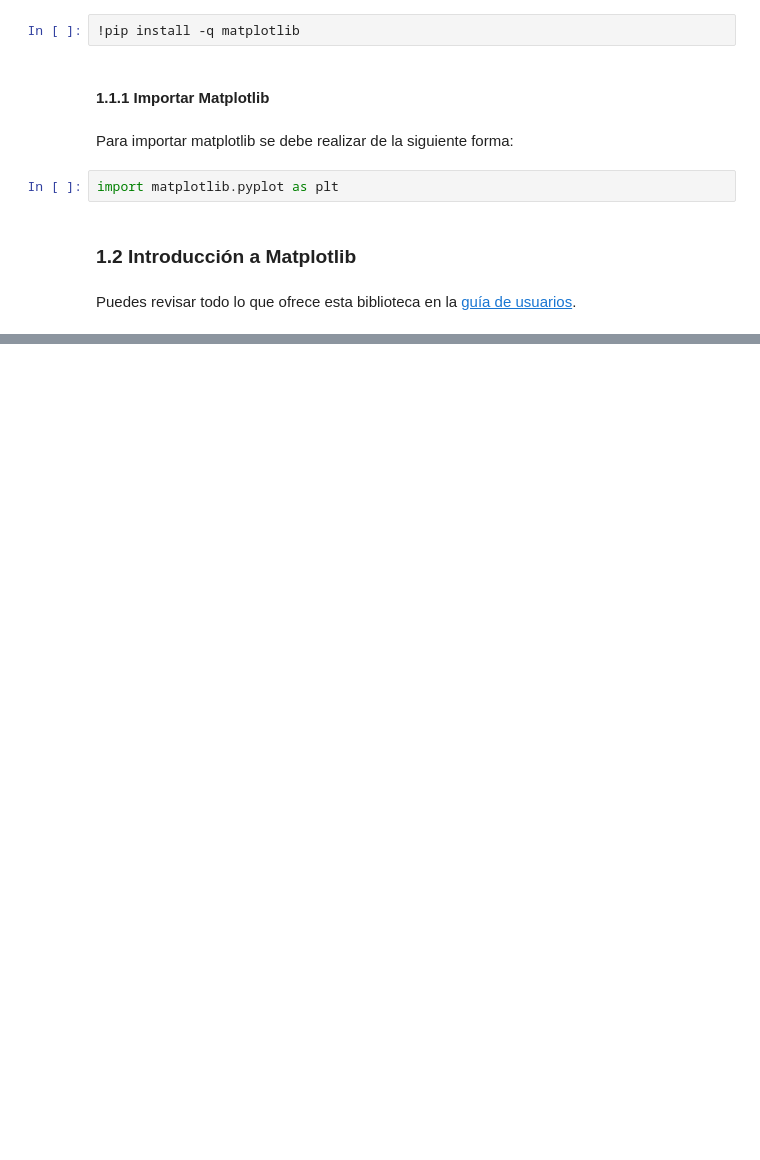
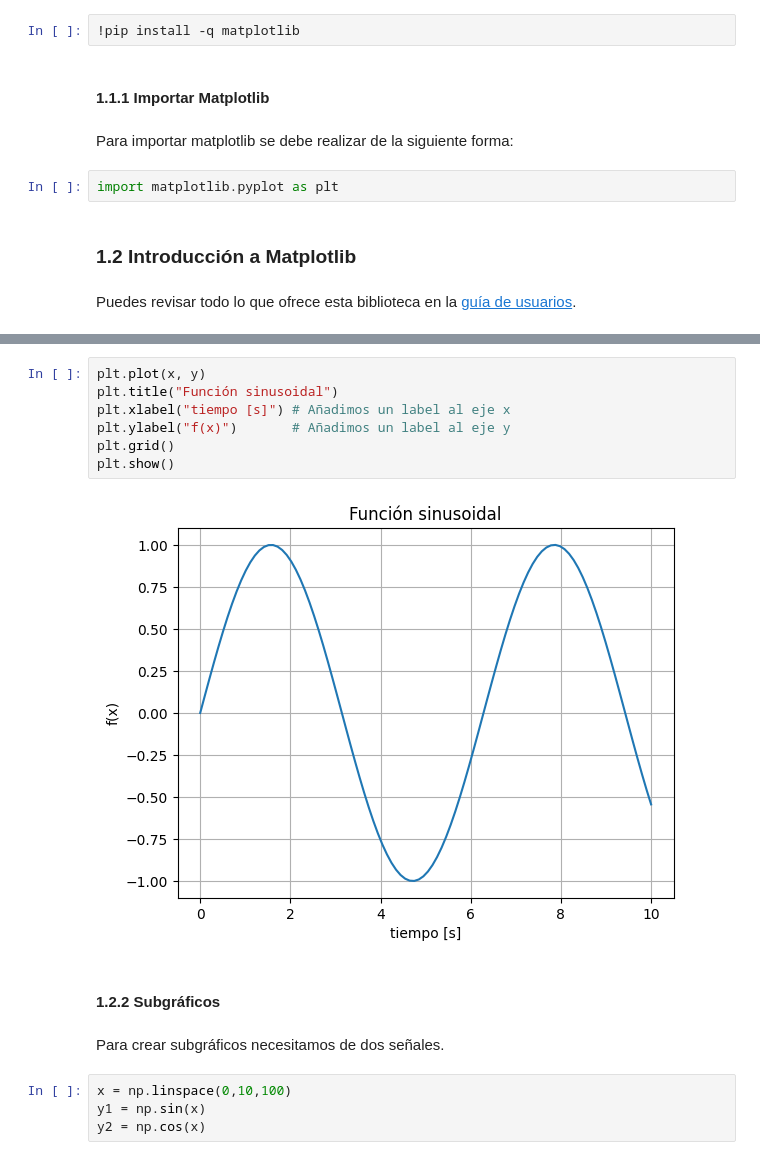
Before and after one commit to GbrlOl/programacion-2, a Jupyter notebook: clases/clase_7_matplotlib.ipynb, the cells around one changed output, grey strips where cells are left out. Drawn from its saved outputs; the diff is of its cells as text; blank space fills up the shorter version.

```diff
--- a/clases/clase_7_matplotlib.ipynb
+++ b/clases/clase_7_matplotlib.ipynb
@@ -30,0 +60,17 @@ Puedes revisar todo lo que ofrece esta biblioteca en la [guía de usuarios](http
+# %%
+plt.plot(x, y)
+plt.title("Función sinusoidal")
+plt.xlabel("tiempo [s]") # Añadimos un label al eje x
+plt.ylabel("f(x)")       # Añadimos un label al eje y
+plt.grid()
+plt.show()
+# %% [output]
+[figure, added]
+# %% [markdown]
+#### **1.2.2 Subgráficos**
+# %% [markdown]
+Para crear subgráficos necesitamos de dos señales.
+# %%
+x = np.linspace(0,10,100)
+y1 = np.sin(x)
+y2 = np.cos(x)
```
Also changed, not shown: parts of 25 cells of this notebook.
